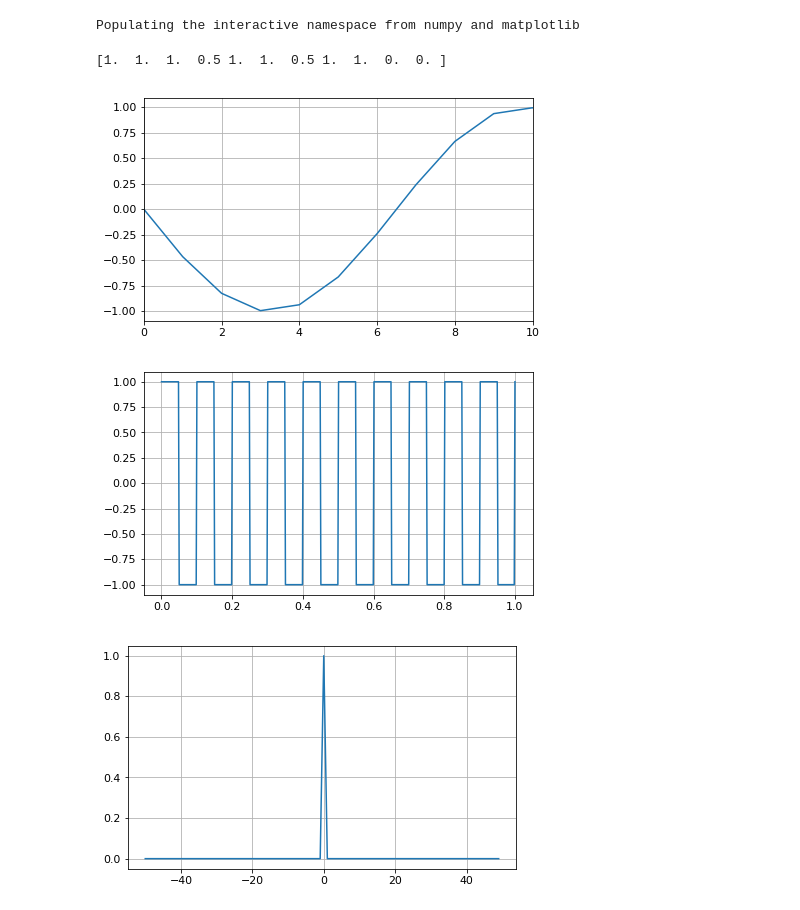
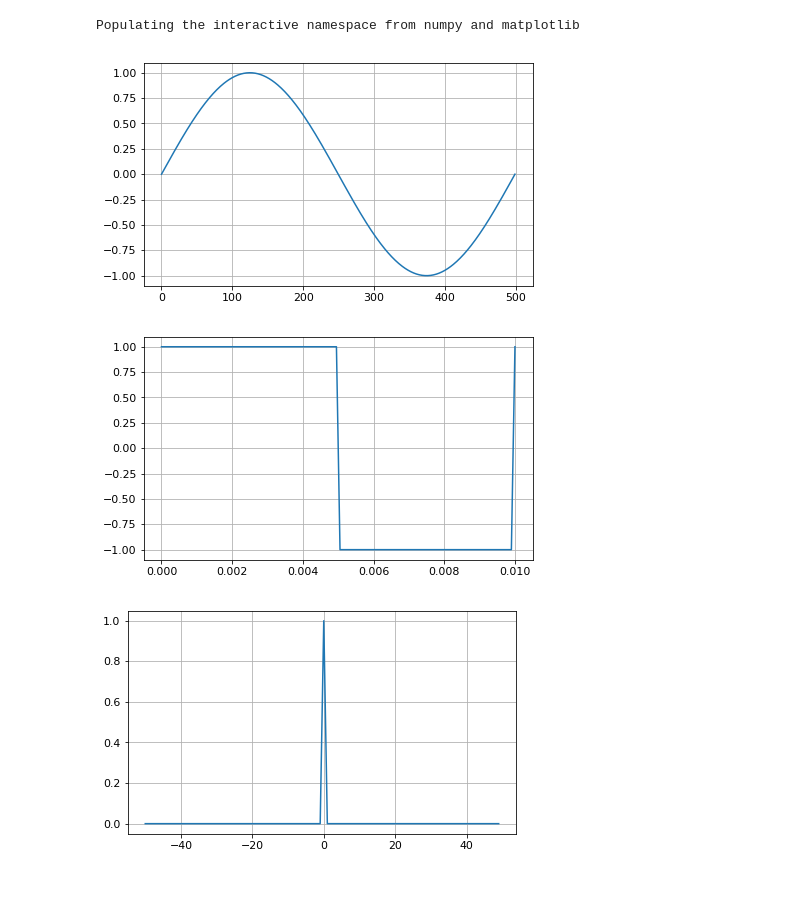
Before and after one commit to Tominano/Numerical-methods-of-physics-II, a Jupyter notebook: 3_feladatsor/3_feladat_Tomi.ipynb, the cells around one changed output. Cells and saved outputs as stored; diff of their text form; code cells hidden in the pictures.

```diff
--- a/3_feladatsor/3_feladat_Tomi.ipynb
+++ b/3_feladatsor/3_feladat_Tomi.ipynb
@@ -202,15 +203,13 @@ Populating the interactive namespace from numpy and matplotlib
 
 #Sinus-os függvények
 
-def szin(A,freq,x,gam): # A-val beállítom az amplitúdót, freq-el adom meg a frekvenciát
-    t = linspace(0,x,1041) # x-el a mintavételezés szélességét, gam-mal a fázis eltolást
-    omega = 2*pi*freq
-    sig = A* sin(omega*t+gam)
+def szin(A,freq,gam,t): # A-val beállítom az amplitúdót, freq-el adom meg a frekvenciát
+    omega = 2*np.pi*freq
+    sig = A* np.sin(omega*t+gam)
 
     return sig, t
 
-def Nszög(x,A,f): # x mintavételezés tartománya
-    t = np.linspace(0, x, 500, endpoint=True)
+def Nszög(A,f,t): # x mintavételezés tartománya
     # Plot the square wave signal
     sig = A * signal.square(2 * np.pi * f * t)
 
@@ -228,31 +227,27 @@ def US(x1,x2):
     return US1
 
 
-modSzin = szin(1,20,100,0)[0] #Amplitudo,Frekvencia,Tartomány,Fázis
+modSzin = szin(1,100,0,np.linspace(0,10e-3,500))[0]#Amplitudo,Frekvencia,Fázis, Tartomány
 
-modNszög_t = Nszög(1,1,10)[1]   #utolsó argumentum adja frekvenciát,Amplitudó
-modNszög_sig = Nszög(1,1,10)[0]
+modNszög_t = Nszög(1,101,np.linspace(0, 10e-3, 100))[1]   #utolsó argumentum adja frekvenciát,Amplitudó
+modNszög_sig = Nszög(1,101,np.linspace(0, 10e-3, 100))[0]
 
 Eimp_sign = Eimp(100,'mid')[0]    #Lépéshossz,Egységimp helye
 
 x1=[1,3,6,0,1,3,0,2,5,-3,-6-5]
 xt = linspace(0,len(x1),len(x1))
 US_sign = US(x1,0.5)
-print(US_sign)
-# %% [output]
-[1.  1.  1.  0.5 1.  1.  0.5 1.  1.  0.  0. ]
 # %%
 # ábrázolás
 plot(modSzin) # Sinus
-xlim(0,10)
 plt.grid(True)
 # %% [output]
-[figure, old version]
+[figure, new version]
 # %%
 plot(modNszög_t,modNszög_sig) # Négyszögjel
 plt.grid(True)
 # %% [output]
-[figure, old version]
+[figure, new version]
 # %%
 plot(np.arange(-50,50),Eimp_sign) #Egységimpulzus
 plt.grid(True)
```
Also changed, not shown: parts of 13 cells of this notebook.
